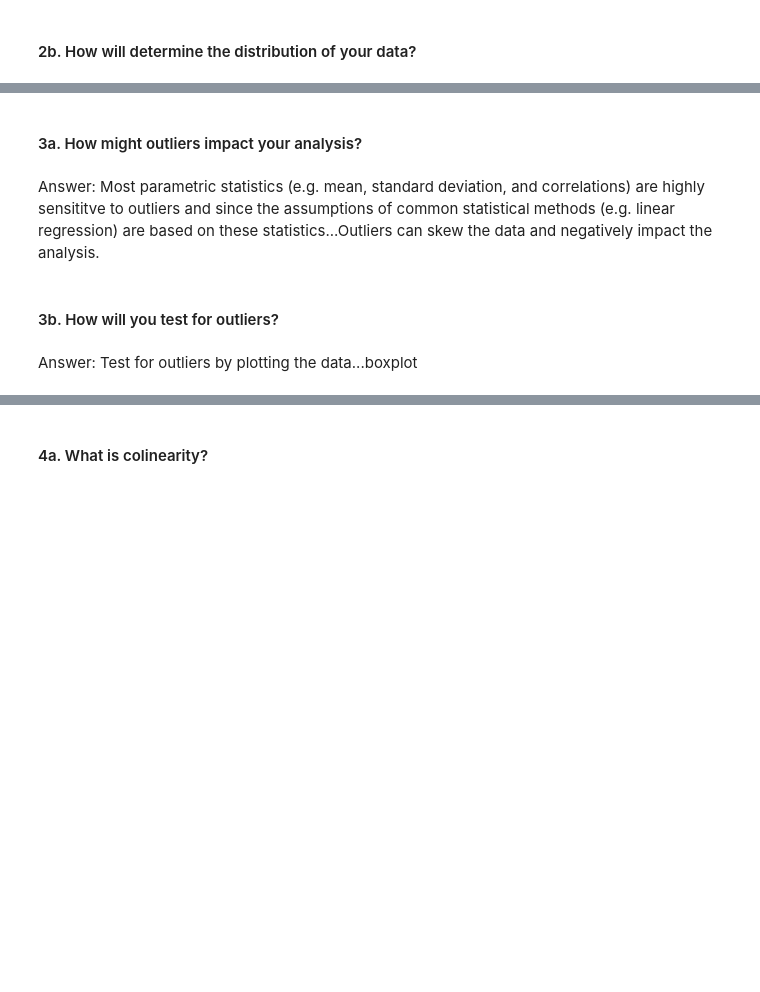
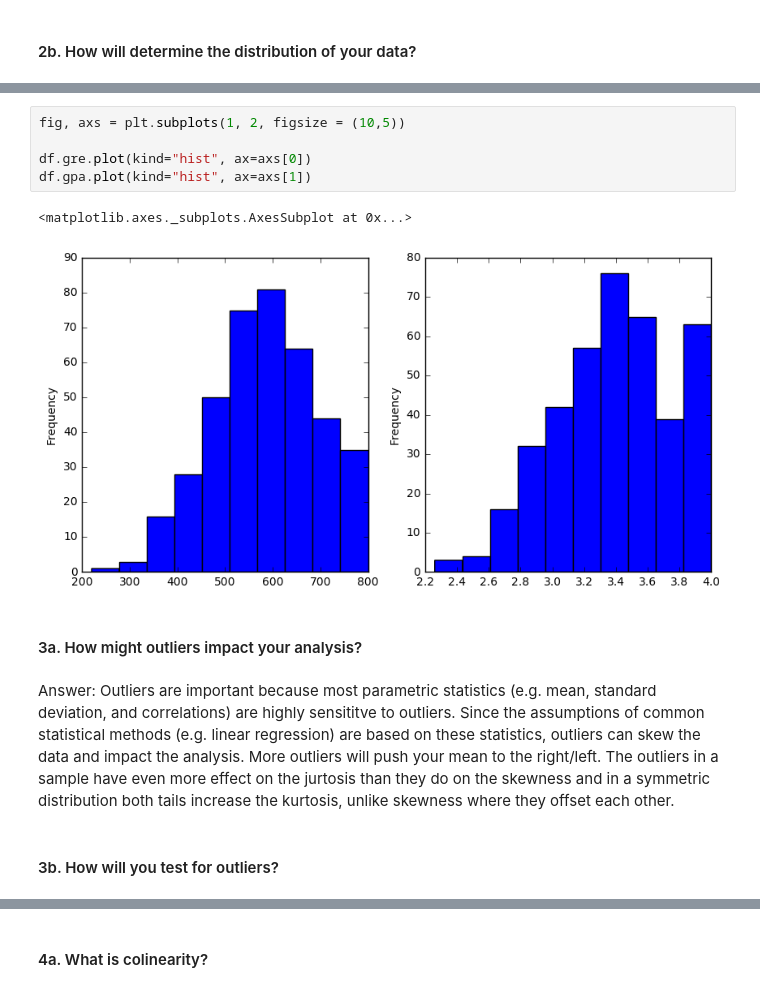
Before and after one commit to hhenningsg/Hannah-DS4, a Jupyter notebook: projects/unit-projects/project-1/starter-code/project1-starter.ipynb, the cells around one changed output, grey strips where cells are left out. Cells and saved outputs as stored; diff of their text form; blank space fills up the shorter version.

Commit message:
Committing my project 1 answers

```diff
--- a/projects/unit-projects/project-1/starter-code/project1-starter.ipynb
+++ b/projects/unit-projects/project-1/starter-code/project1-starter.ipynb
@@ -132,10 +176,15 @@ By first plotting the data and using simple descriptive statistics.  Then I woul
+# %%
+fig, axs = plt.subplots(1, 2, figsize = (10,5))
+
+df.gre.plot(kind="hist", ax=axs[0])
+df.gpa.plot(kind="hist", ax=axs[1])
+# %% [output]
+<matplotlib.axes._subplots.AxesSubplot at 0x...>
+[figure, added]
 # %% [markdown]
 #### 3a. How might outliers impact your analysis?
 # %% [markdown]
 Answer:
-Most parametric statistics (e.g. mean, standard deviation, and correlations) are highly sensititve to outliers and since the assumptions of common statistical methods (e.g. linear regression) are based on these statistics...Outliers can skew the data and negatively impact the analysis.
+Outliers are important because most parametric statistics (e.g. mean, standard deviation, and correlations) are highly sensititve to outliers.  Since the assumptions of common statistical methods (e.g. linear regression) are based on these statistics, outliers can skew the data and impact the analysis.  More outliers will push your mean to the right/left.  The outliers in a sample have even more effect on the jurtosis than they do on the skewness and in a symmetric distribution both tails increase the kurtosis, unlike skewness where they offset each other.
 # %% [markdown]
 #### 3b. How will you test for outliers?
-# %% [markdown]
-Answer:
-Test for outliers by plotting the data...boxplot
```
Also changed, not shown: parts of 34 cells of this notebook.
